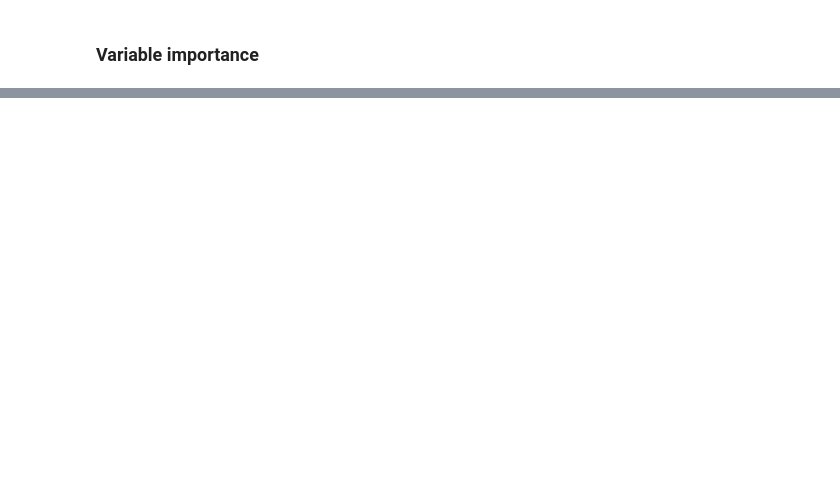
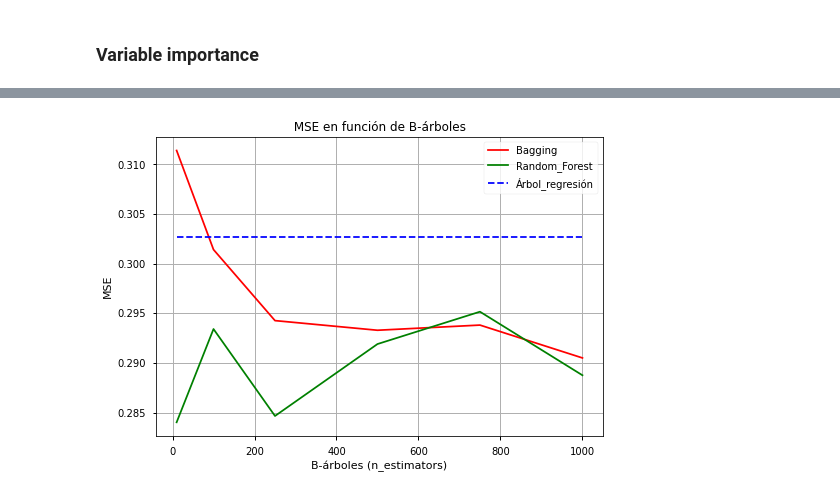
Before and after one commit to anthonydlsantos/arbolesDecision, a Jupyter notebook: bagginRandomForest.ipynb, the cells around one changed output, grey strips where cells are left out. Drawn from its saved outputs; the diff is of its cells as text; code cells hidden in the pictures; blank space fills up the shorter version.

```diff
--- a/bagginRandomForest.ipynb
+++ b/bagginRandomForest.ipynb
@@ -163,8 +155,8 @@ Ahora si, se aplica el método de Bagging a nuestro dataset Hitters.csv
 from sklearn.ensemble import BaggingRegressor
 
 br = BaggingRegressor( n_estimators = 250,
-                      max_samples = int(X_train.shape[0]*0.7),
-                      max_features = X_train.shape[1],
+                       max_samples = .7,
+
                      )
 
 # Aplicamos el método en X,y
@@ -294,0 +297,49 @@ plt.show()
+# %%
+#
+#  ¿ Cambian los errores cuando se consideran B-árboles ( n_estimator = B[] ) ?
+#
+
+B_estimator = [10,100,250,500,750,1000]
+
+# Probando con Bagging...
+
+B_bagg = [] # Lista de MSE variando B-árboles
+
+for i in B_estimator:
+  b = BaggingRegressor(
+      n_estimators = i,
+      max_samples = .7
+  )
+
+  b.fit(X_train,y_train)
+  B_bagg.append( mean_squared_error(y_test, b.predict(X_test)) )
+
+# Probando con Random:Forest
+
+B_Rf = []
+
+for i in B_estimator:
+  r = RandomForestRegressor(
+      n_estimators = i,
+      max_samples = .7
+  )
+
+  r.fit(X_train,y_train)
+  B_Rf.append( mean_squared_error(y_test, r.predict(X_test)) )
+
+
+# Plot ...
+plt.plot( B_estimator, B_bagg , color = "red", label="Bagging")
+plt.plot( B_estimator, B_Rf , color="green", label="Random_Forest")
+plt.plot( B_estimator,  error_ar*np.ones(len(B_estimator)), "--b", label="Árbol_regresión")
+
+plt.legend()
+
+plt.title(" MSE en función de B-árboles ")
+plt.xlabel("B-árboles (n_estimators)")
+plt.ylabel("MSE")
+
+plt.grid()
+plt.show()
+# %% [output]
+[figure, added]
```
Also changed, not shown: parts of 20 cells of this notebook.
